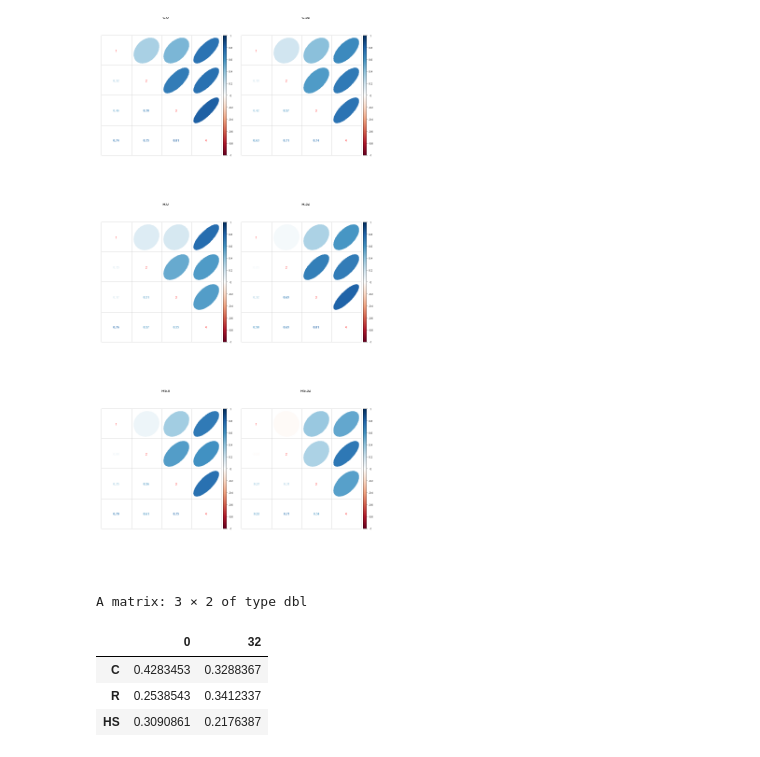
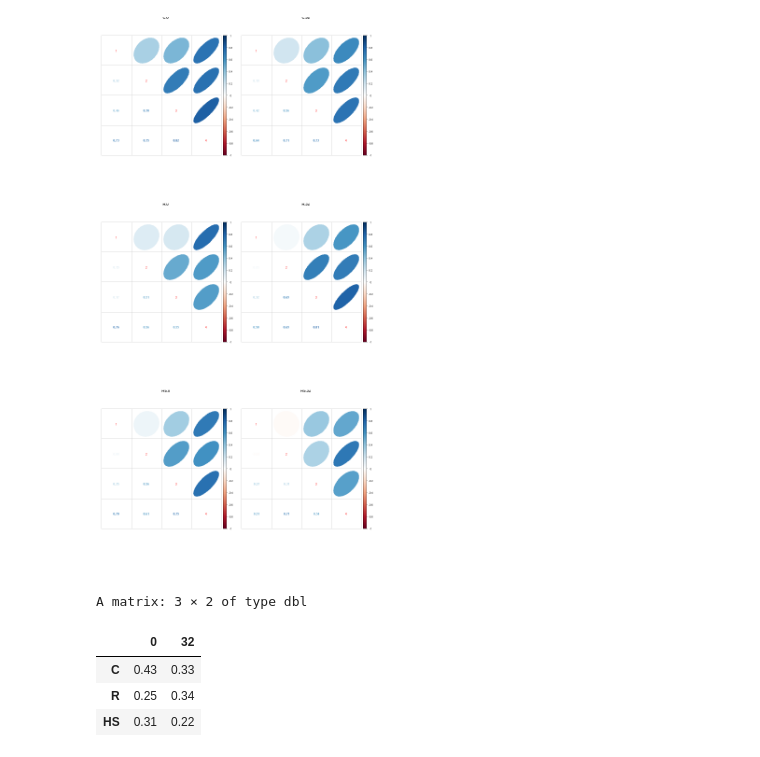
Before and after one commit to Wolfffff/quantitative-genetics-behavior, a Jupyter notebook: sandbox/20210603_Wolf/20210520_Example_H2-MCMC+G-matrix.ipynb, the cells around one changed output. Cells and saved outputs as stored; diff of their text form; code cells hidden in the pictures.

Commit message:
Update 20210520_Example_H2-MCMC+G-matrix.ipynb
Some more smoother code

```diff
--- a/sandbox/20210603_Wolf/20210520_Example_H2-MCMC+G-matrix.ipynb
+++ b/sandbox/20210603_Wolf/20210520_Example_H2-MCMC+G-matrix.ipynb
@@ -266,10 +280,10 @@ for(i in 1:length(corrG_list)){
 # %%
 library(evolqg)
 ## Some non-consistent changes in mean genetic correlation over time
-matrix(sapply(corrG_list, CalcEigenVar), 3, 2, byrow = T, dimnames = list(c("C", "R", "HS"), c(0, 32)))
+matrix(sapply(corrG_list, CalcEigenVar), 3, 2, byrow = T, dimnames = list(c("C", "R", "HS"), c(0, 32))) |> round(2)
 # %% [output]
 A matrix: 3 × 2 of type dbl
 |  | 0 | 32 |
-| C | 0.4283453 | 0.3288367 |
-| R | 0.2538543 | 0.3412337 |
-| HS | 0.3090861 | 0.2176387 |
+| C | 0.43 | 0.33 |
+| R | 0.25 | 0.34 |
+| HS | 0.31 | 0.22 |
```
Also changed, not shown: parts of 3 cells of this notebook.
